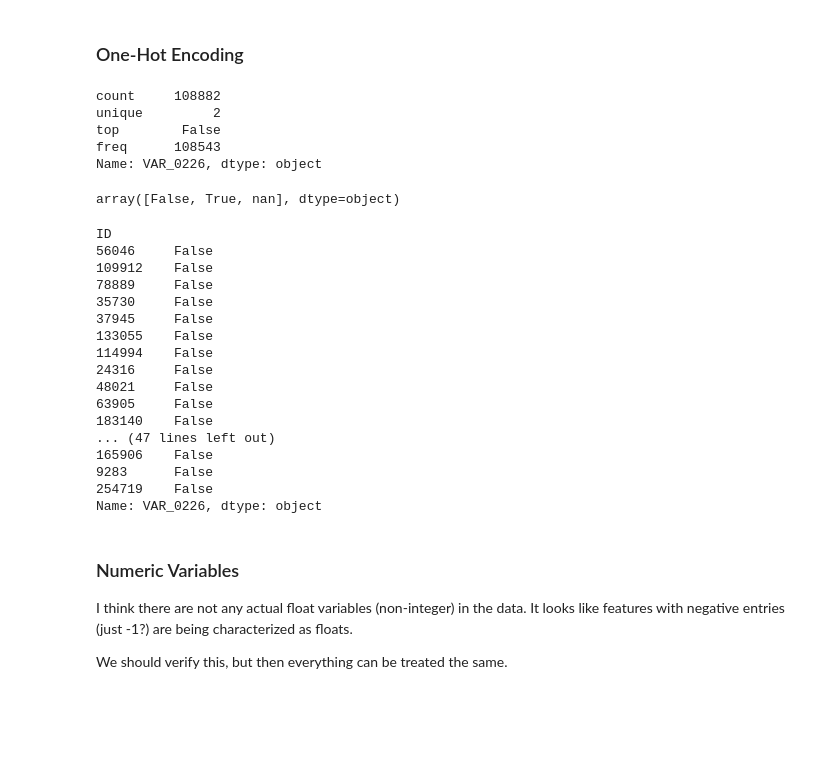
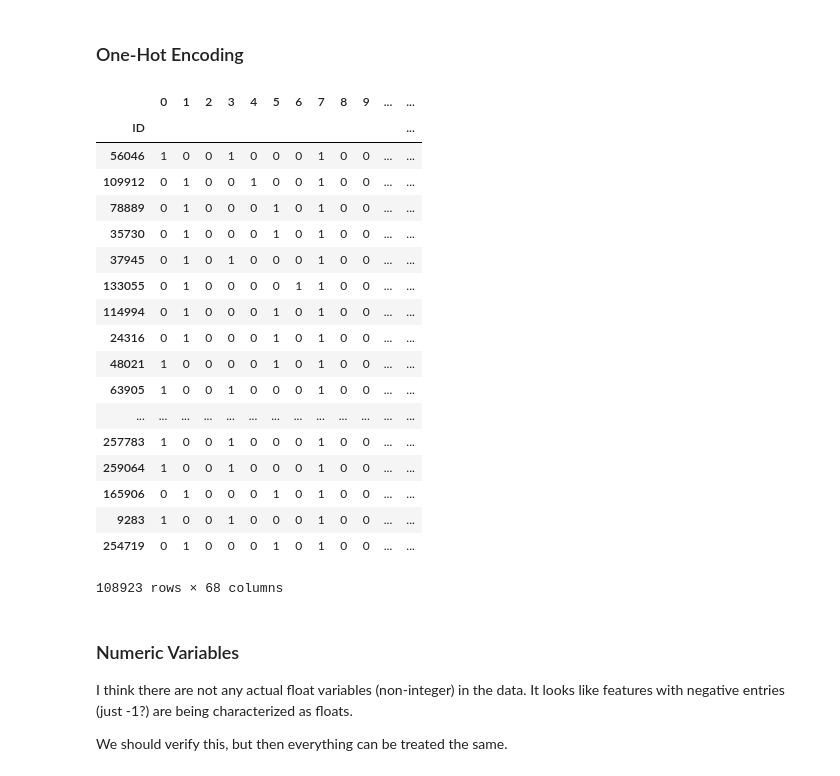
Before and after one commit to zachalexan/springleaf-marketing, a Jupyter notebook: zach-main.ipynb, the cells around one changed output. Drawn from its saved outputs; the diff is of its cells as text; code cells hidden in the pictures; blank space fills up the shorter version.

```diff
--- a/zach-main.ipynb
+++ b/zach-main.ipynb
@@ -173,18 +195,27 @@ out = train.loc[train_idx, var_types['straightforward']]
 # %%
 from process_categorical import CategoryEncoder
 
 straight = train.loc[train_idx, var_types['straightforward']]
 enc = CategoryEncoder()
 enc.fit(straight)
+enc.transform(straight)
+# %% [output]
+|  | 0 | 1 | 2 | 3 | 4 | 5 | 6 | 7 | 8 | 9 | ... | ... |
+| ID |  |  |  |  |  |  |  |  |  |  |  | ... |
+| 56046 | 1 | 0 | 0 | 1 | 0 | 0 | 0 | 1 | 0 | 0 | ... | ... |
+| 109912 | 0 | 1 | 0 | 0 | 1 | 0 | 0 | 1 | 0 | 0 | ... | ... |
+| 78889 | 0 | 1 | 0 | 0 | 0 | 1 | 0 | 1 | 0 | 0 | ... | ... |
+| 35730 | 0 | 1 | 0 | 0 | 0 | 1 | 0 | 1 | 0 | 0 | ... | ... |
+| 37945 | 0 | 1 | 0 | 1 | 0 | 0 | 0 | 1 | 0 | 0 | ... | ... |
+| 133055 | 0 | 1 | 0 | 0 | 0 | 0 | 1 | 1 | 0 | 0 | ... | ... |
+| 114994 | 0 | 1 | 0 | 0 | 0 | 1 | 0 | 1 | 0 | 0 | ... | ... |
+| 24316 | 0 | 1 | 0 | 0 | 0 | 1 | 0 | 1 | 0 | 0 | ... | ... |
+| 48021 | 1 | 0 | 0 | 0 | 0 | 1 | 0 | 1 | 0 | 0 | ... | ... |
+| 63905 | 1 | 0 | 0 | 1 | 0 | 0 | 0 | 1 | 0 | 0 | ... | ... |
+| ... | ... | ... | ... | ... | ... | ... | ... | ... | ... | ... | ... | ... |
+| 257783 | 1 | 0 | 0 | 1 | 0 | 0 | 0 | 1 | 0 | 0 | ... | ... |
+| 259064 | 1 | 0 | 0 | 1 | 0 | 0 | 0 | 1 | 0 | 0 | ... | ... |
+| 165906 | 0 | 1 | 0 | 0 | 0 | 1 | 0 | 1 | 0 | 0 | ... | ... |
+| 9283 | 1 | 0 | 0 | 1 | 0 | 0 | 0 | 1 | 0 | 0 | ... | ... |
+| 254719 | 0 | 1 | 0 | 0 | 0 | 1 | 0 | 1 | 0 | 0 | ... | ... |
+108923 rows × 68 columns
-# %%
-straight.replace(enc.feature_key)['VAR_0226'].describe()
-# %% [output]
-count     108882
-unique         2
-top        False
-freq      108543
-Name: VAR_0226, dtype: object
-# %%
-straight['VAR_0226'].unique()
-# %% [output]
-array([False, True, nan], dtype=object)
@@ -193,23 +222,3 @@ d = enc.feature_key['VAR_0226']
-# %%
-straight['VAR_0226'].replace(
-# %% [output]
-ID
-56046     False
-109912    False
-78889     False
-35730     False
-37945     False
-133055    False
-114994    False
-24316     False
-48021     False
-63905     False
-183140    False
-... (47 lines left out)
-165906    False
-9283      False
-254719    False
-Name: VAR_0226, dtype: object
 # %% [markdown]
 ### Numeric Variables
 I think there are not any actual float variables (non-integer) in the data. It looks like features with negative entries (just -1?) are being characterized as floats.
```
Also changed, not shown: parts of 11 cells of this notebook, 1 other file.
